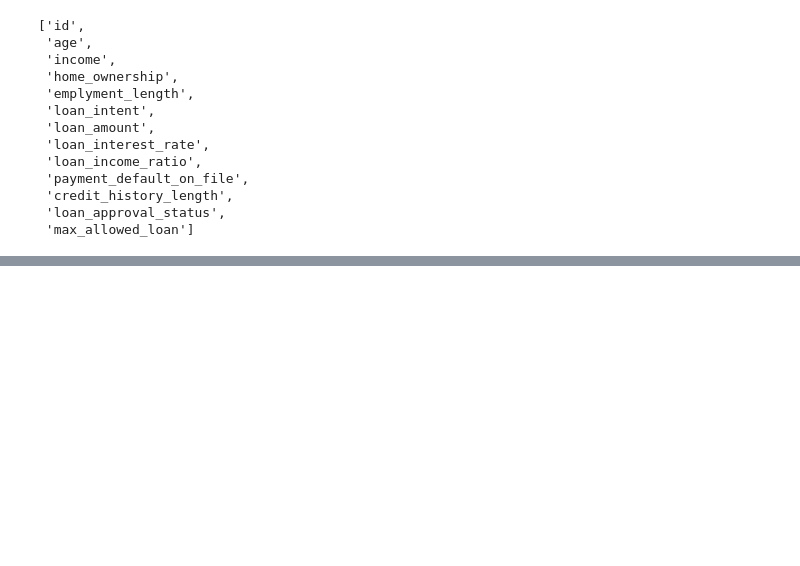
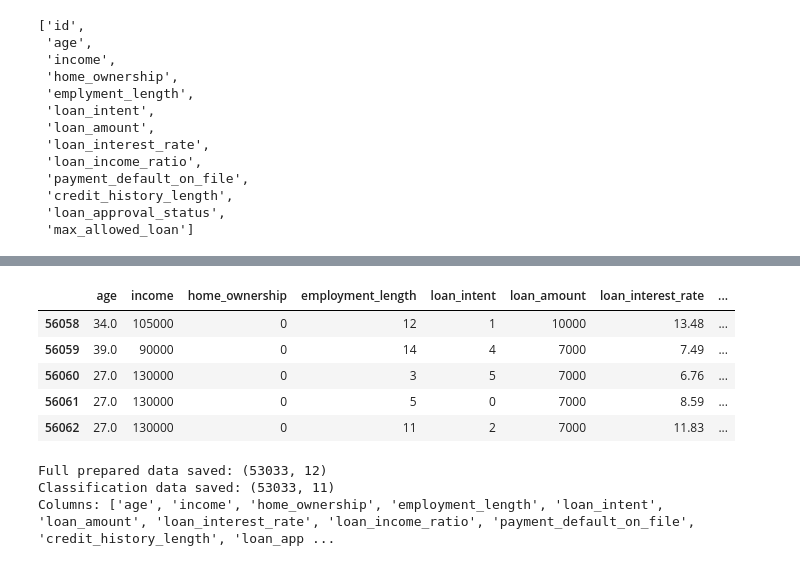
Before and after one commit to savidyakolonne/loan-approval-predictor, a Jupyter notebook: NoteBook1.ipynb, the cells around one changed output, grey strips where cells are left out. Cells and saved outputs as stored; diff of their text form; code cells hidden in the pictures; blank space fills up the shorter version.

```diff
--- a/NoteBook1.ipynb
+++ b/NoteBook1.ipynb
@@ -119,9 +98,0 @@ df.head()
-# %%
-labelEn = LabelEncoder()
-
-categorical_cols = ['home_ownership', 'loan_intent', 'payment_default_on_file']
-
-for col in categorical_cols:
-  df[col] = labelEn.fit_transform(df[col])
-
-df.head()
@@ -134,0 +301,10 @@ df.head()
+# %%
+# Calculate the mean of each variable
+Mean_age = data['age'].mean()
+Mean_loan_interest_rate = data['loan_interest_rate'].mean()
+
+# use the mean to impute the missing values in each variable
+data['age'].fillna(Mean_age, inplace=True)
+data['loan_interest_rate'].fillna(Mean_loan_interest_rate, inplace=True)
+
+data['payment_default_on_file'] = data['payment_default_on_file'].fillna(data['payment_default_on_file'].mode()[0])
@@ -134,0 +344,11 @@ df.head()
+# %%
+# encoding categorical variables
+label_encoder = preprocessing.LabelEncoder()
+
+data['home_ownership'] = label_encoder.fit_transform(data['home_ownership'])
+data['loan_intent'] = label_encoder.fit_transform(data['loan_intent'])
+data['payment_default_on_file'] = label_encoder.fit_transform(data['payment_default_on_file'])
+
+print("Labels for home ownerships: ", data['home_ownership'].unique())
+print("Labels for loan intents : ", data['loan_intent'].unique())
+print("Labels for payment default files : ", data['payment_default_on_file'].unique())
@@ -134,0 +394,12 @@ df.head()
+# %%
+# remove ouliers in identified variables
+def remove_outliers_IQR(df, col):
+    q1 = df[col].quantile(0.25)
+    q3 = df[col].quantile(0.75)
+    IQR = q3 - q1
+    return df[~((df[col] < (q1 - 1.5 * IQR)) | (df[col] > (q3 + 1.5 * IQR)))]
+
+for col in ['age', 'employment_length', 'loan_interest_rate', 'max_allowed_loan']:
+    before = len(data)
+    data = remove_outliers_IQR(data, col)
+    print(f"{col}: removed {before - len(data)} outliers")
@@ -134,0 +437,23 @@ df.head()
+# %%
+data.tail()
+# %% [output]
+|  | age | income | home_ownership | employment_length | loan_intent | loan_amount | loan_interest_rate | ... |
+| 56058 | 34.0 | 105000 | 0 | 12 | 1 | 10000 | 13.48 | ... |
+| 56059 | 39.0 | 90000 | 0 | 14 | 4 | 7000 | 7.49 | ... |
+| 56060 | 27.0 | 130000 | 0 | 3 | 5 | 7000 | 6.76 | ... |
+| 56061 | 27.0 | 130000 | 0 | 5 | 0 | 7000 | 8.59 | ... |
+| 56062 | 27.0 | 130000 | 0 | 11 | 2 | 7000 | 11.83 | ... |
+# %%
+# Full prepared dataset
+data.to_csv(r'/content/drive/MyDrive/IIT/level 05/ML/Coursework/w2119725/prepared_loan_approval_data.csv', index=False)
+print("Full prepared data saved:", data.shape)
+
+# CLASSIFICATION DATA: drop max_allowed_loan (not needed for classification)
+classification_data = data.drop(columns=['max_allowed_loan'])
+classification_data.to_csv('/content/drive/MyDrive/IIT/level 05/ML/Coursework/w2119725/classification_data_set.csv', index=False)
+print("Classification data saved:", classification_data.shape)
+print("Columns:", list(classification_data.columns))
+# %% [output]
+Full prepared data saved: (53033, 12)
+Classification data saved: (53033, 11)
+Columns: ['age', 'income', 'home_ownership', 'employment_length', 'loan_intent', 'loan_amount', 'loan_interest_rate', 'loan_income_ratio', 'payment_default_on_file', 'credit_history_length', 'loan_app ...
```
Also changed, not shown: parts of 44 cells of this notebook.
